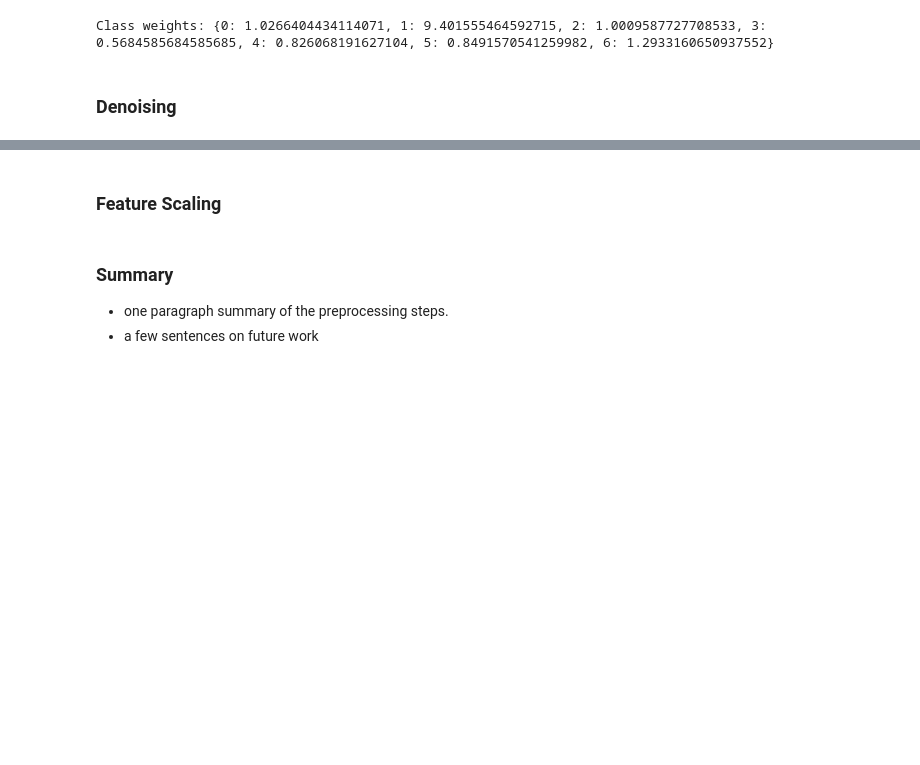
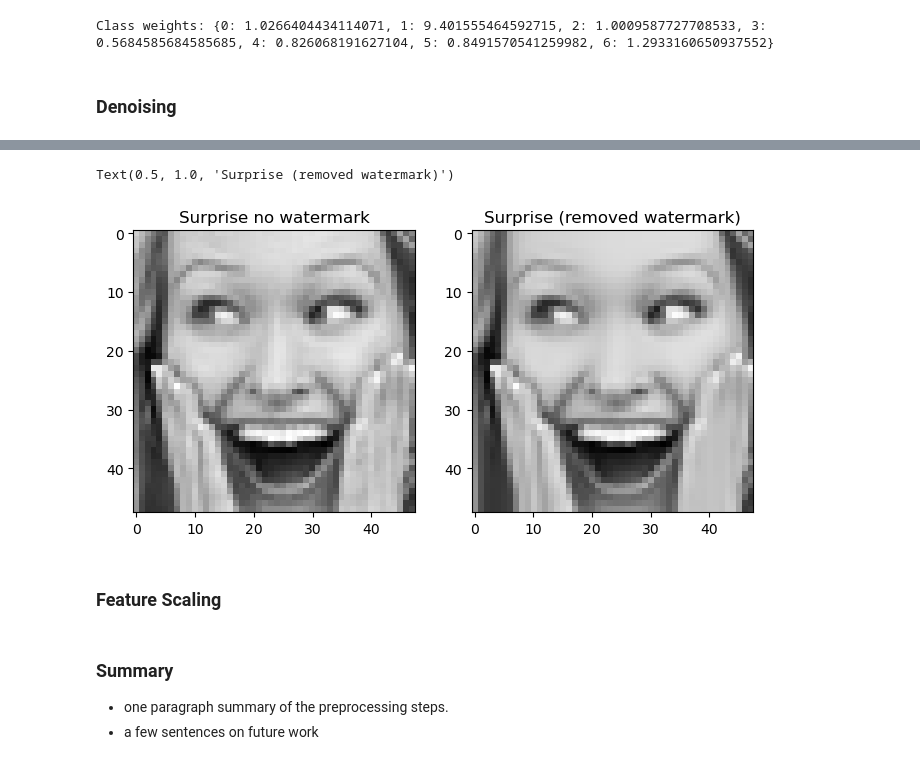
Before and after one commit to kayleeisokay/cs109b-final-project, a Jupyter notebook: MS2.ipynb, the cells around one changed output, grey strips where cells are left out. Cells and saved outputs as stored; diff of their text form; code cells hidden in the pictures; blank space fills up the shorter version.

```diff
--- a/MS2.ipynb
+++ b/MS2.ipynb
@@ -423,3 +470,21 @@ Class weights: {0: 1.0266404434114071, 1: 9.401555464592715, 2: 1.00095877277085
+# %%
+# check the impact of mask on a image without watermark
+
+image_path3 = os.path.join(DATA_DIR, "train", "surprise", "Training_98644924.jpg")
+image3 = cv2.imread(image_path3)
+
+cleaned3 = apply_non_local_means(image3)
+
+fig, ax = plt.subplots(1, 2, figsize=(8, 4))
+
+ax[0].imshow(image3, cmap="gray")
+ax[0].set_title("Surprise no watermark")
+
+ax[1].imshow(cleaned3, cmap="gray")
+ax[1].set_title("Surprise (removed watermark)")
+# %% [output]
+Text(0.5, 1.0, 'Surprise (removed watermark)')
+[figure, added]
 # %% [markdown]
 ### Feature Scaling
 # %%
```
Also changed, not shown: parts of 8 cells of this notebook.
